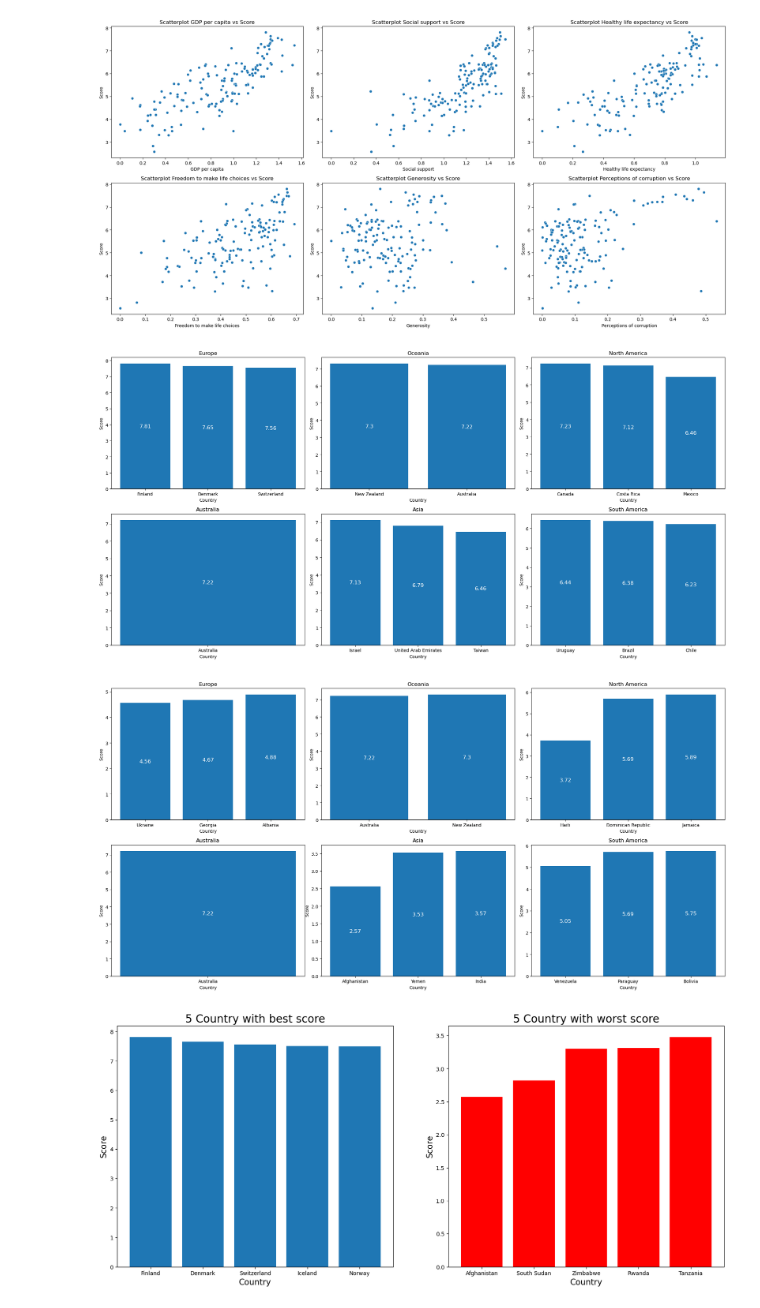
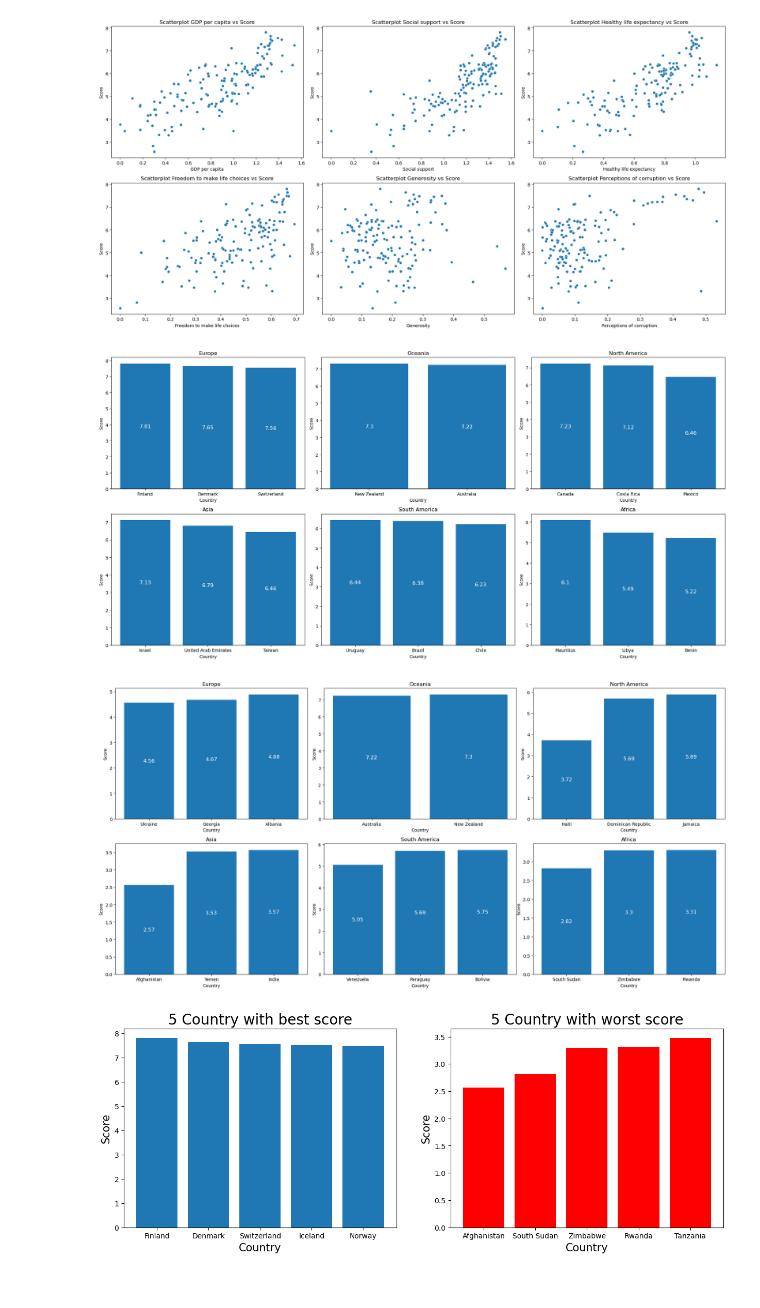
Before and after one commit to akmalmzkki/world-happiness-report, a Jupyter notebook: world_happiness_report.ipynb, the cells around one changed output. Drawn from its saved outputs; the diff is of its cells as text; code cells hidden in the pictures.

```diff
--- a/world_happiness_report.ipynb
+++ b/world_happiness_report.ipynb
@@ -235,7 +235,7 @@ df[df['Continent'] == 'Other websites']
 |  | Overall rank | Country | Score | GDP per capita | Social support | Healthy life expectancy | ... |
 | 12 | 12 | Australia | 7.223 | 1.31 | 1.477 | 1.023 | ... |
 # %%
-df[df['Continent'] == 'Other websites'] = df[df['Continent'] == 'Other websites'].replace('Other websites', 'Australia')
+df[df['Continent'] == 'Other websites'] = df[df['Continent'] == 'Other websites'].replace('Other websites', 'Oceania')
 df[df['Country'] == 'Australia']
 # %% [output]
 |  | Overall rank | Country | Score | GDP per capita | Social support | Healthy life expectancy | ... |
@@ -329,7 +328,7 @@ for i, ax in enumerate(axes.flat):
 plt.tight_layout()
 plt.show()
 # %% [output]
-[figure, old version]
+[figure, new version]
 # %%
 # Plot 3 negara di setiap benua dengan score terendah
 continent = df['Continent'].unique()
@@ -352,26 +351,26 @@ for i, ax in enumerate(axes.flat):
 plt.tight_layout()
 plt.show()
 # %% [output]
-[figure, old version]
+[figure, new version]
 # %%
 # Plot 5 negara dengan nilai kebahagiaan tertinggi dan terendah
 top_country = df.sort_values(by='Score', ascending=False).head(5)
 bottom_country = df.sort_values(by='Score', ascending=True).head(5)
 
-fig, axes = plt.subplots(1, 2, figsize=(20, 8))
+fig, axes = plt.subplots(1, 2, figsize=(15, 5))
 
 axes[0].bar(top_country['Country'], top_country['Score'])
 axes[0].set_title('5 Country with best score', fontsize=20)
 axes[0].set_xlabel('Country', fontsize=15)
 axes[0].set_ylabel('Score', fontsize=15)
 
 axes[1].bar(bottom_country['Country'], bottom_country['Score'], color='red')
 axes[1].set_title('5 Country with worst score', fontsize=20)
 axes[1].set_xlabel('Country', fontsize=15)
 axes[1].set_ylabel('Score', fontsize=15)
 plt.show()
 # %% [output]
-[figure, old version]
+[figure, new version]
 # %%
 # Membuat tabel df dengan plotly
 data = go.Table(
```
Also changed, not shown: parts of 1 cell of this notebook.
